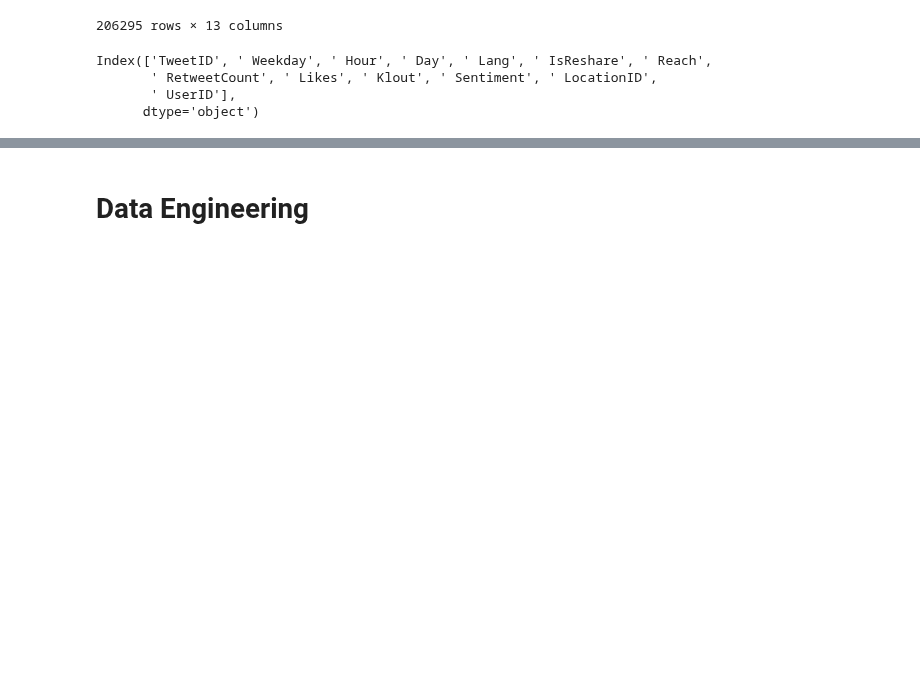
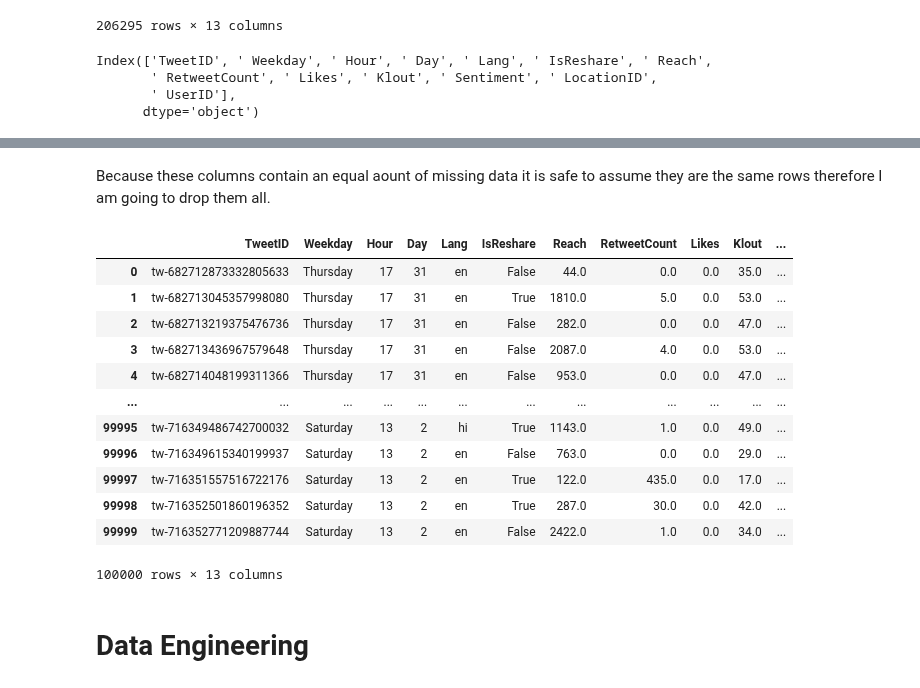
Before and after one commit to TahlonBrahic/Data-Science-Portfolio, a Jupyter notebook: Data Science/Social Media Engagement Model/model.ipynb, the cells around one changed output, grey strips where cells are left out. Drawn from its saved outputs; the diff is of its cells as text; code cells hidden in the pictures; blank space fills up the shorter version.

Commit message:
Data wrangling

```diff
--- a/Data Science/Social Media Engagement Model/model.ipynb
+++ b/Data Science/Social Media Engagement Model/model.ipynb
@@ -117,3 +134,23 @@ Index(['TweetID', ' Weekday', ' Hour', ' Day', ' Lang', ' IsReshare', ' Reach',
+# %% [markdown]
+Because these columns contain an equal aount of missing data it is safe to assume they are the same rows therefore I am going to drop them all.
+# %%
+data = data.dropna()
+# %%
+data
+# %% [output]
+|  | TweetID | Weekday | Hour | Day | Lang | IsReshare | Reach | RetweetCount | Likes | Klout | ... |
+| 0 | tw-682712873332805633 | Thursday | 17 | 31 | en | False | 44.0 | 0.0 | 0.0 | 35.0 | ... |
+| 1 | tw-682713045357998080 | Thursday | 17 | 31 | en | True | 1810.0 | 5.0 | 0.0 | 53.0 | ... |
+| 2 | tw-682713219375476736 | Thursday | 17 | 31 | en | False | 282.0 | 0.0 | 0.0 | 47.0 | ... |
+| 3 | tw-682713436967579648 | Thursday | 17 | 31 | en | False | 2087.0 | 4.0 | 0.0 | 53.0 | ... |
+| 4 | tw-682714048199311366 | Thursday | 17 | 31 | en | False | 953.0 | 0.0 | 0.0 | 47.0 | ... |
+| ... | ... | ... | ... | ... | ... | ... | ... | ... | ... | ... | ... |
+| 99995 | tw-716349486742700032 | Saturday | 13 | 2 | hi | True | 1143.0 | 1.0 | 0.0 | 49.0 | ... |
+| 99996 | tw-716349615340199937 | Saturday | 13 | 2 | en | False | 763.0 | 0.0 | 0.0 | 29.0 | ... |
+| 99997 | tw-716351557516722176 | Saturday | 13 | 2 | en | True | 122.0 | 435.0 | 0.0 | 17.0 | ... |
+| 99998 | tw-716352501860196352 | Saturday | 13 | 2 | en | True | 287.0 | 30.0 | 0.0 | 42.0 | ... |
+| 99999 | tw-716352771209887744 | Saturday | 13 | 2 | en | False | 2422.0 | 1.0 | 0.0 | 34.0 | ... |
+100000 rows × 13 columns
 # %% [markdown]
 # Data Engineering
 # %%
```
Also changed, not shown: parts of 2 cells of this notebook.
